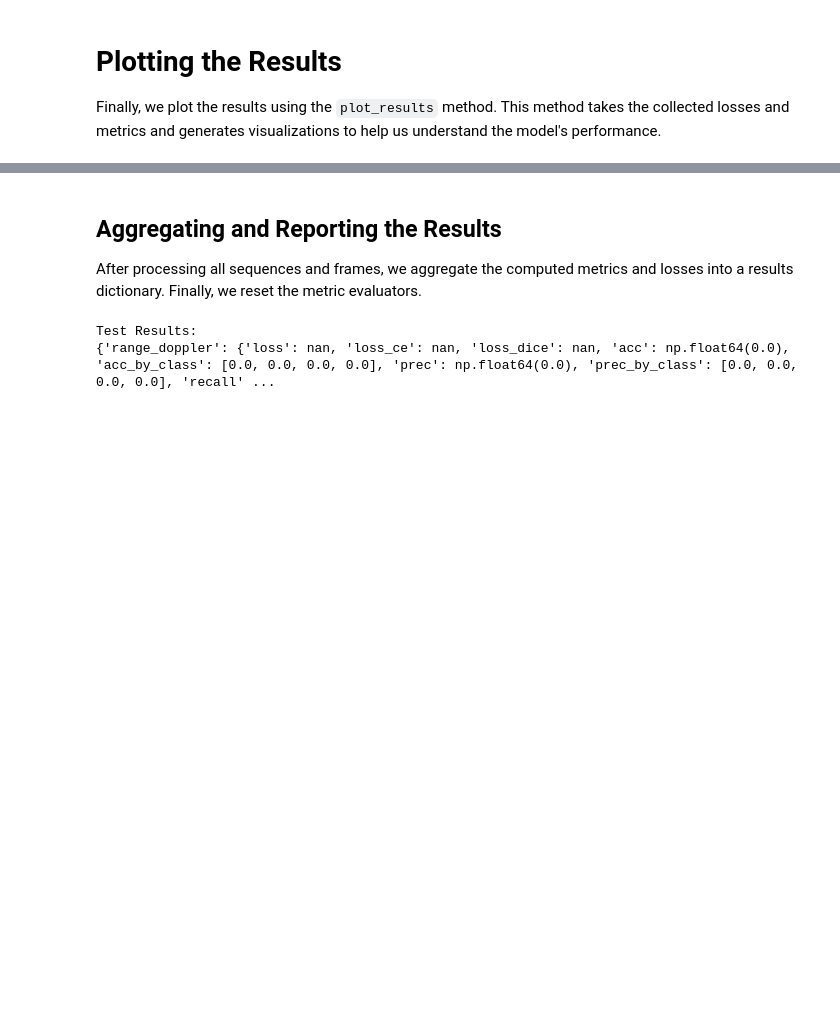
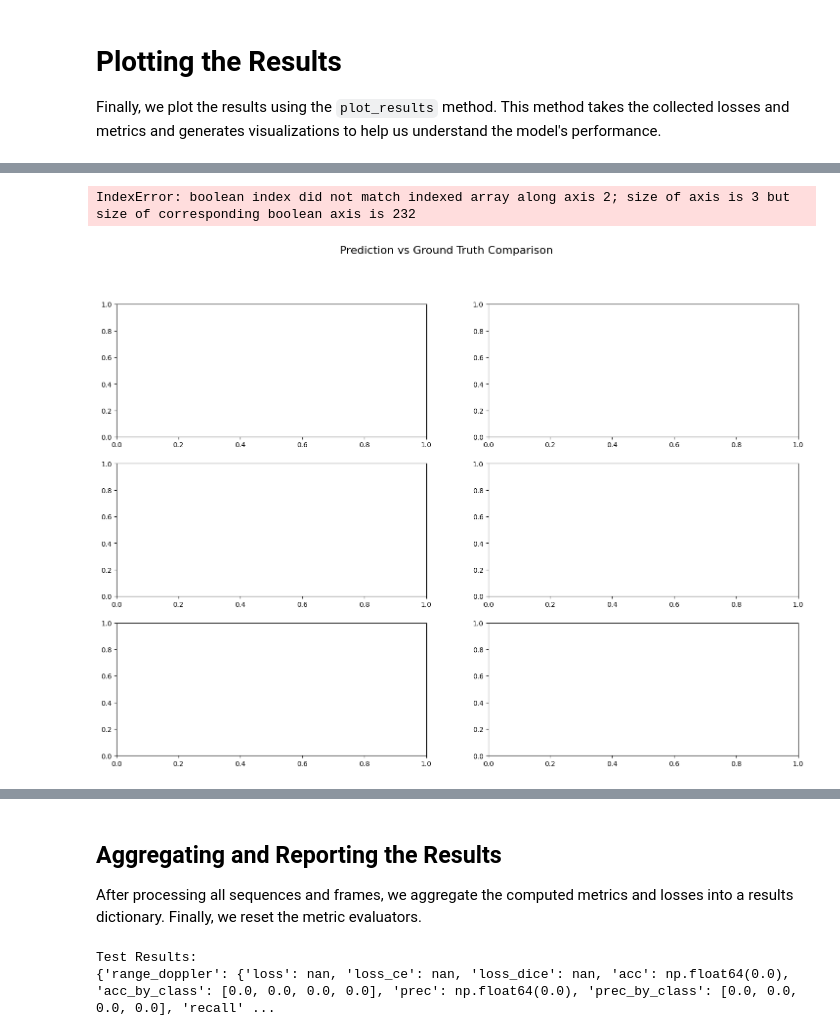
Before and after one commit to D-Idan/radar_sort, a Jupyter notebook: notebooks/mvrss_test_run.ipynb, the cells around one changed output, grey strips where cells are left out. Drawn from its saved outputs; the diff is of its cells as text; code cells hidden in the pictures; blank space fills up the shorter version.

```diff
--- a/notebooks/mvrss_test_run.ipynb
+++ b/notebooks/mvrss_test_run.ipynb
@@ -293,0 +350,43 @@ rd_gt_grid max value: 0.0.
+# %%
+import matplotlib.pyplot as plt
+import torch
+from mvrss.utils.functions import mask_to_img
+
+# Create a 2x2 grid for comparison
+fig, axs = plt.subplots(3, 2, figsize=(18, 12))
+fig.suptitle('Prediction vs Ground Truth Comparison', fontsize=16)
+
+# List of images and their titles
+images = [
+    (rd_pred_grid, 'RD Prediction'),
+    (ra_pred_grid, 'RA Prediction'),
+    (rd_gt_grid, 'RD Ground Truth'),
+    (ra_gt_grid, 'RA Ground Truth'),
+    (mask_to_img(rd_pred_grid), 'RD Output'),
+    (mask_to_img(rd_gt_grid), 'RD MASK'),
+
+
+]
+
+# Process and plot each image
+for ax, (img, title) in zip(axs.ravel(), images):
+    # Move to CPU and permute dimensions
+    img = img.cpu().permute(1, 2, 0)
+
+    # Normalize if needed
+    if torch.max(img) > 1.0:
+        img = img / img.max()
+
+    # Plot with settings
+    ax.imshow(img)
+    ax.set_title(title, fontsize=12)
+    ax.axis('off')
+
+    # Print diagnostics
+    print(f'{title} - Min: {img.min():.2f}, Max: {img.max():.2f}, Mean: {img.mean():.2f}')
+
+plt.tight_layout()
+plt.show()
+# %% [output]
+IndexError: boolean index did not match indexed array along axis 2; size of axis is 3 but size of corresponding boolean axis is 232
+[figure, added]
```
Also changed, not shown: parts of 9 cells of this notebook, 1 other file.
